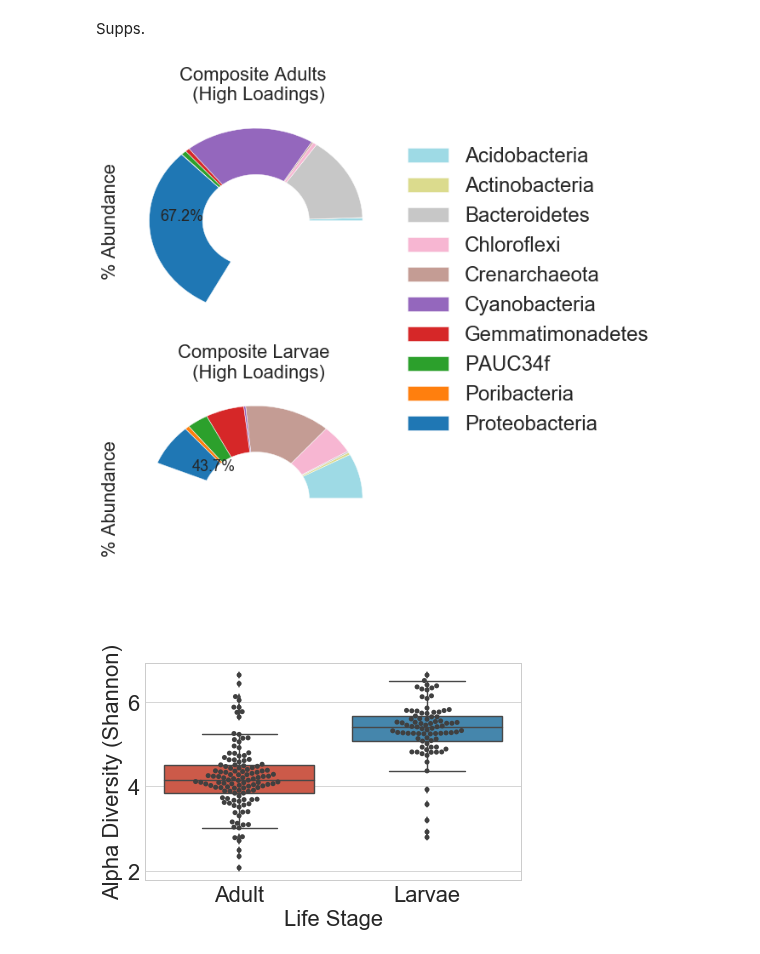
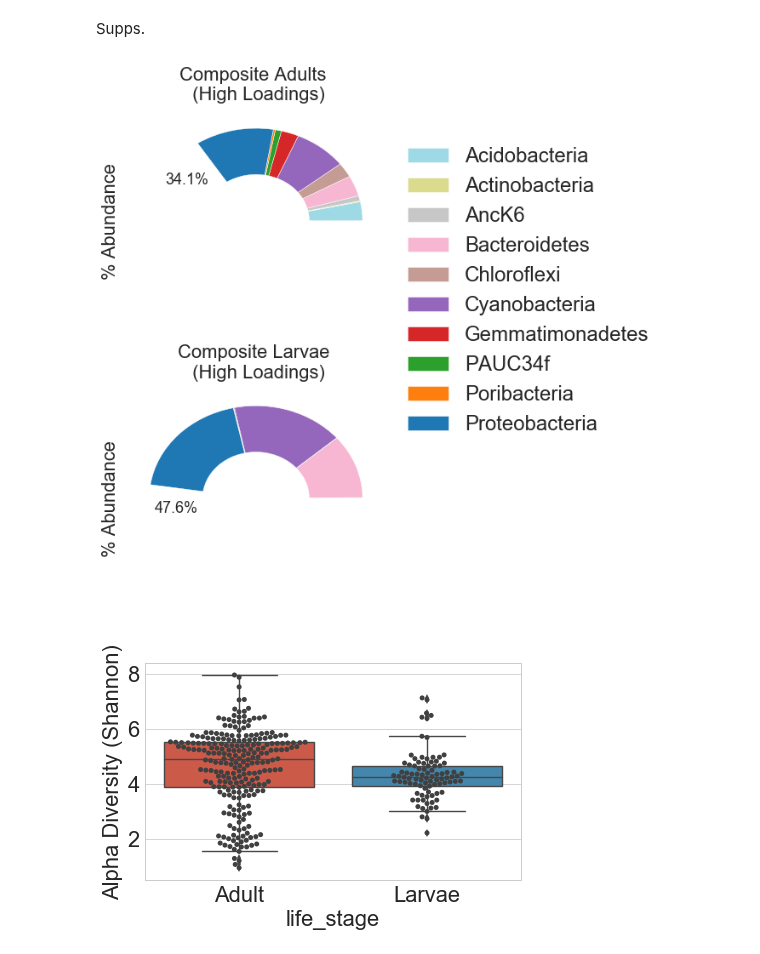
Before and after one commit to biocore/DEICODE, a Jupyter notebook: Examples/sponge_biom.ipynb, the cells around one changed output. Saved outputs shown, nothing was run; the diff lists cells and outputs as text; code cells hidden in the pictures.

Commit message:
update sponge data with new Qiita output. also adding unifrac output

```diff
--- a/Examples/sponge_biom.ipynb
+++ b/Examples/sponge_biom.ipynb
@@ -52,7 +52,7 @@ from biom import load_table
 from gneiss.util import match
 
 # import observation data
-in_biom='data/Thomas_sponge_communities.biom' #import biom file
+in_biom='data/sponge_table.biom' #import biom file
 table = load_table(in_biom)
 sample_filter = lambda val, id_, md: sum(val) > 500
 table = table.filter(sample_filter, axis='sample')
@@ -67,12 +67,11 @@ taxonomy.columns=['kingdom', 'phylum', 'class', 'order',
 taxonomy['taxonomy'] = taxonomy[taxonomy.columns].apply(lambda x: ';'.join(x), axis=1)
 
 #mapping import
-map_file='data/Thomas_sponge_communities_clean.txt' #import metadata
+map_file='data/sponge_mapping.txt' #import metadata
 mappingdf= pd.read_table('%s'%map_file, index_col=0,low_memory=False)
 
 #match the tables
 otutabledf,mappingdf=match(otutabledf,mappingdf)
-otutabledf = otutabledf.loc[:, otutabledf.sum(axis=0) > 10]
 # %% [markdown]
 Now we can extract OTUs (features) that separate sponges across life stages.
 
@@ -222,7 +230,7 @@ composite_loadings=composite_loadings.groupby(composite_loadings.index).sum()
 
 fig,axn=plt.subplots(2,1,figsize=(5,11))
 
-locs=[(-.9,0),(-.6,0.3)]
+locs=[(-.85,.4),(-.95,-0.15)]
 percs=[str(x)[:4]+'%' for x in list(composite_loadings.sum())]
 for (count_,group_),ax in zip(enumerate(composite_loadings.columns),axn.flat):
     all_pie=composite_loadings.copy()
@@ -245,23 +253,23 @@ for (count_,group_),ax in zip(enumerate(composite_loadings.columns),axn.flat):
 plt.savefig('figures/supp_sponge_taxonomy_loadings.png',dpi=300, bbox_inches='tight')
 plt.show()
 # %% [output]
-[figure, old version]
+[figure, new version]
 # %%
 from skbio.diversity import alpha_diversity
 
 plt.rcParams["axes.titlesize"] = 24
 plt.rcParams["axes.labelsize"] = 22
 plt.rcParams['xtick.labelsize'] = 22
 plt.rcParams['ytick.labelsize'] = 22
 
 
 
 alpha_=list(alpha_diversity('shannon',otutabledf.fillna(0).astype(int).as_matrix(),otutabledf.index).values)
 mappingdf['Alpha Diversity (Shannon)']=alpha_
-sns.boxplot(y='Alpha Diversity (Shannon)',x='Life Stage',data=mappingdf)
-sns.swarmplot(y='Alpha Diversity (Shannon)',x='Life Stage',data=mappingdf, color=".25")
+sns.boxplot(y='Alpha Diversity (Shannon)',x='life_stage',data=mappingdf)
+sns.swarmplot(y='Alpha Diversity (Shannon)',x='life_stage',data=mappingdf, color=".25")
 plt.savefig('figures/supp_sponge_alpha.png',dpi=300, bbox_inches='tight')
 plt.show()
 # %% [output]
-[figure, old version]
+[figure, new version]
 # %%
```
Also changed, not shown: parts of 8 cells of this notebook, 35 other files.
